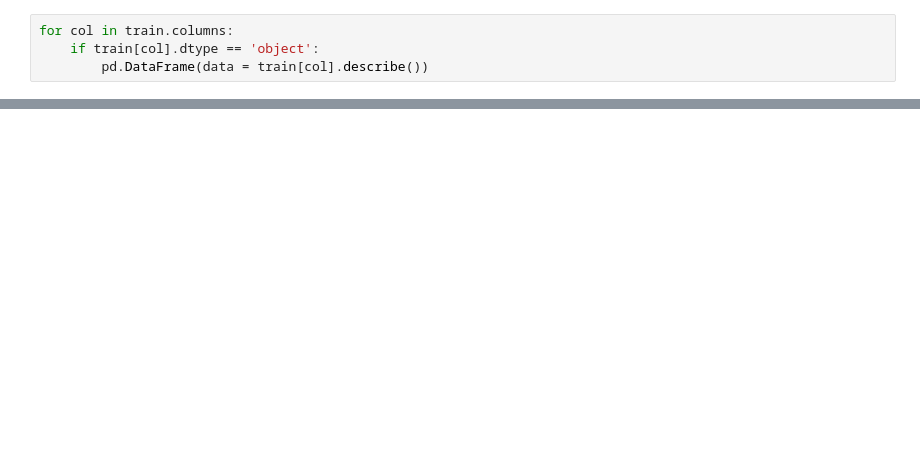
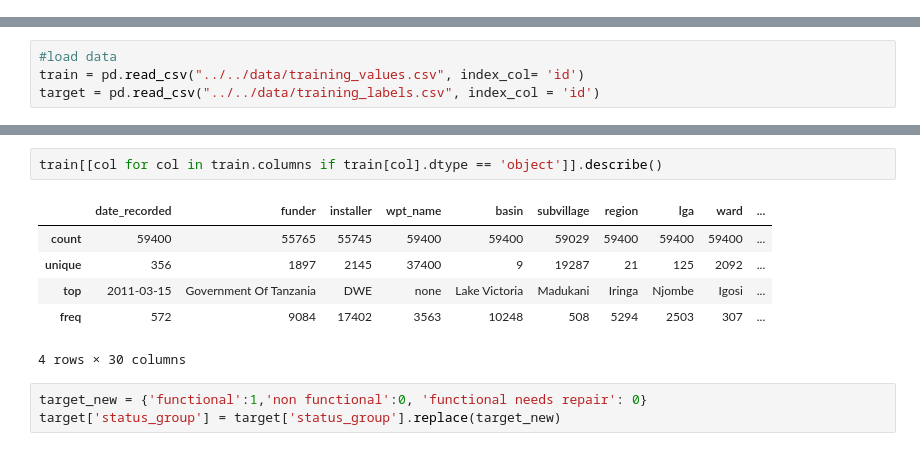
Before and after one commit to ElyLin/WaterWellsProject, a Jupyter notebook: notebooks/Teetee/EDA.ipynb, the cells around one changed output, grey strips where cells are left out. Saved outputs shown, nothing was run; the diff lists cells and outputs as text; blank space fills up the shorter version.

```diff
--- a/notebooks/Teetee/EDA.ipynb
+++ b/notebooks/Teetee/EDA.ipynb
@@ -133,4 +0,0 @@ Index(['id', 'amount_tsh', 'date_recorded', 'funder', 'gps_height',
-# %%
-for col in train.columns:
-    if train[col].dtype == 'object':
-        pd.DataFrame(data = train[col].describe())
@@ -136,0 +10,4 @@ for col in train.columns:
+# %%
+#load data
+train = pd.read_csv("../../data/training_values.csv", index_col= 'id')
+target = pd.read_csv("../../data/training_labels.csv", index_col = 'id')
@@ -136,0 +162,12 @@ for col in train.columns:
+# %%
+train[[col for col in train.columns if train[col].dtype == 'object']].describe()
+# %% [output]
+|  | date_recorded | funder | installer | wpt_name | basin | subvillage | region | lga | ward | ... |
+| count | 59400 | 55765 | 55745 | 59400 | 59400 | 59029 | 59400 | 59400 | 59400 | ... |
+| unique | 356 | 1897 | 2145 | 37400 | 9 | 19287 | 21 | 125 | 2092 | ... |
+| top | 2011-03-15 | Government Of Tanzania | DWE | none | Lake Victoria | Madukani | Iringa | Njombe | Igosi | ... |
+| freq | 572 | 9084 | 17402 | 3563 | 10248 | 508 | 5294 | 2503 | 307 | ... |
+4 rows × 30 columns
+# %%
+target_new = {'functional':1,'non functional':0, 'functional needs repair': 0}
+target['status_group'] = target['status_group'].replace(target_new)
```
Also changed, not shown: parts of 50 cells of this notebook.
